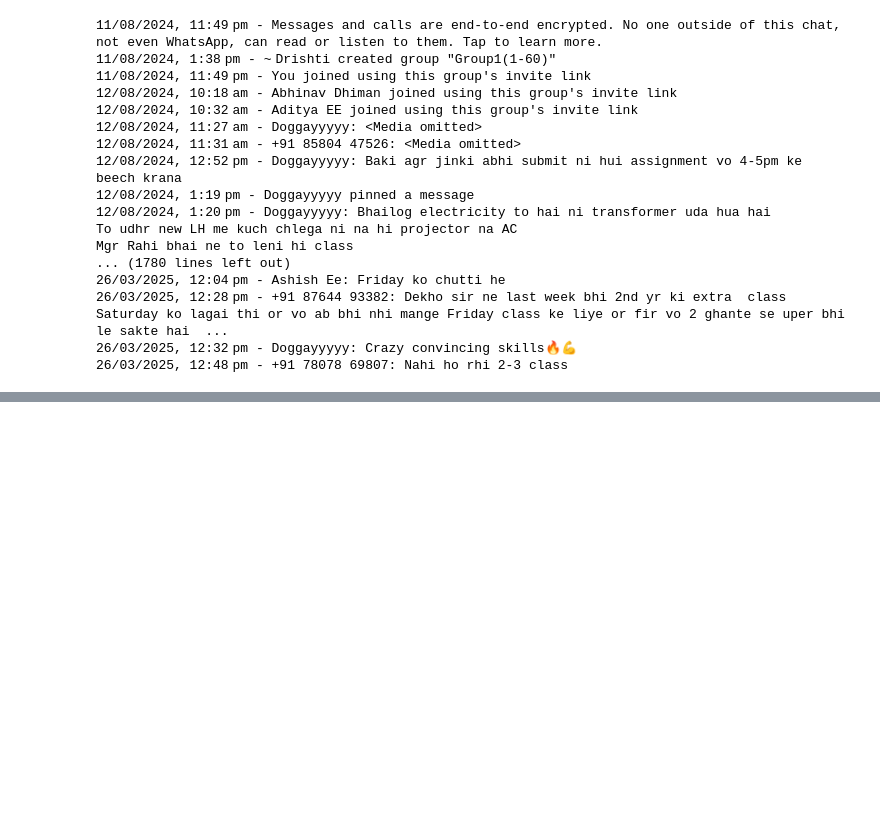
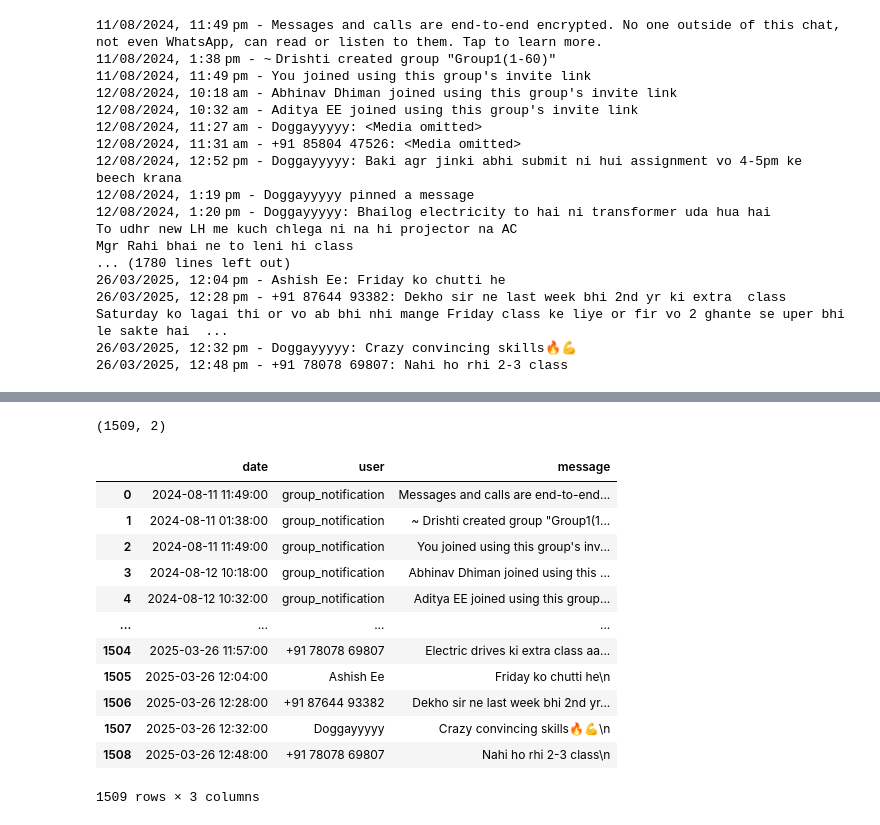
Before and after one commit to anshul-samyal/WhatsApp-Chat-Analyzer, a Jupyter notebook: whatsapp_chat.ipynb, the cells around one changed output, grey strips where cells are left out. Drawn from its saved outputs; the diff is of its cells as text; code cells hidden in the pictures; blank space fills up the shorter version.

Commit message:
Data Preprocessing

```diff
--- a/whatsapp_chat.ipynb
+++ b/whatsapp_chat.ipynb
@@ -30,9 +30,7 @@ Mgr Rahi bhai ne to leni hi class
 26/03/2025, 12:32 pm - Doggayyyyy: Crazy convincing skills🔥💪
 26/03/2025, 12:48 pm - +91 78078 69807: Nahi ho rhi 2-3 class
 # %%
-# pattern = '\d{1,2}/\d{1,2}/\d{2,4},\s\d{1,2}:\d{2}\s-\s'
-
-pattern = '\d{2}/\d{2}/\d{4}, \d{1,2}:\d{2}\'
+pattern = r'\d{1,2}/\d{1,2}/\d{2,4},\s\d{1,2}:\d{2}'
 # %%
 messages = re.split(pattern , data)[1:]
 print(messages)
@@ -47,0 +62,5 @@ dates
+# %%
+df = pd.DataFrame({'user_message':messages , "message_date":dates})
+df['message_date'] = pd.to_datetime(df['message_date'] , format='%d/%m/%Y, %H:%M')
+df.rename(columns = {'message_date':'date'} , inplace = True)
+df.head()
@@ -47,0 +74,12 @@ dates
+# %%
+import re
+
+# Define a function to clean the "am - " or "pm - " prefix
+def clean_am_pm(text):
+    return re.sub(r'^\s*(am|pm)\s*-\s*', '', text, flags=re.IGNORECASE)
+
+# Apply the function to all rows in the 'user_message' column
+df['user_message'] = df['user_message'].apply(clean_am_pm)
+
+# Display the cleaned DataFrame
+print(df.head())  # Check the first few rows
@@ -47,0 +109,34 @@ dates
+# %%
+df.shape
+# %% [output]
+(1509, 2)
+# %%
+users =[]
+messages =[]
+for message in df['user_message']:
+    entry = re.split('([\w\W]+?):\s', message)
+    if entry[1:]:
+        users.append(entry[1])
+        messages.append(entry[2])
+    else:
+        users.append('group_notification')
+        messages.append(entry[0])
+# %%
+df['user'] = users
+df['message'] = messages
+df.drop(columns = ['user_message'] , inplace = True)
+df
+# %% [output]
+|  | date | user | message |
+| 0 | 2024-08-11 11:49:00 | group_notification | Messages and calls are end-to-end... |
+| 1 | 2024-08-11 01:38:00 | group_notification | ~ Drishti created group "Group1(1... |
+| 2 | 2024-08-11 11:49:00 | group_notification | You joined using this group's inv... |
+| 3 | 2024-08-12 10:18:00 | group_notification | Abhinav Dhiman joined using this ... |
+| 4 | 2024-08-12 10:32:00 | group_notification | Aditya EE joined using this group... |
+| ... | ... | ... | ... |
+| 1504 | 2025-03-26 11:57:00 | +91 78078 69807 | Electric drives ki extra class aa... |
+| 1505 | 2025-03-26 12:04:00 | Ashish Ee | Friday ko chutti he\n |
+| 1506 | 2025-03-26 12:28:00 | +91 87644 93382 | Dekho sir ne last week bhi 2nd yr... |
+| 1507 | 2025-03-26 12:32:00 | Doggayyyyy | Crazy convincing skills🔥💪\n |
+| 1508 | 2025-03-26 12:48:00 | +91 78078 69807 | Nahi ho rhi 2-3 class\n |
+1509 rows × 3 columns
```
Also changed, not shown: parts of 7 cells of this notebook.
